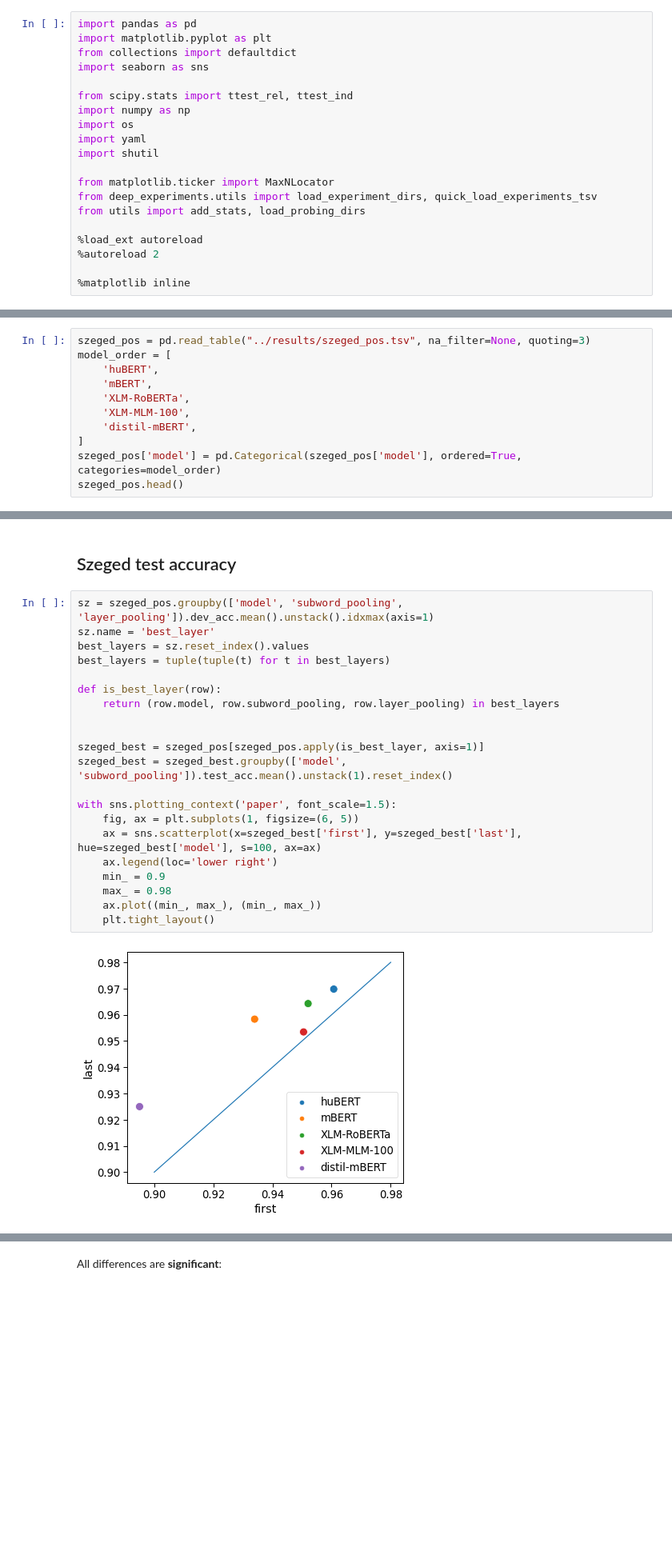
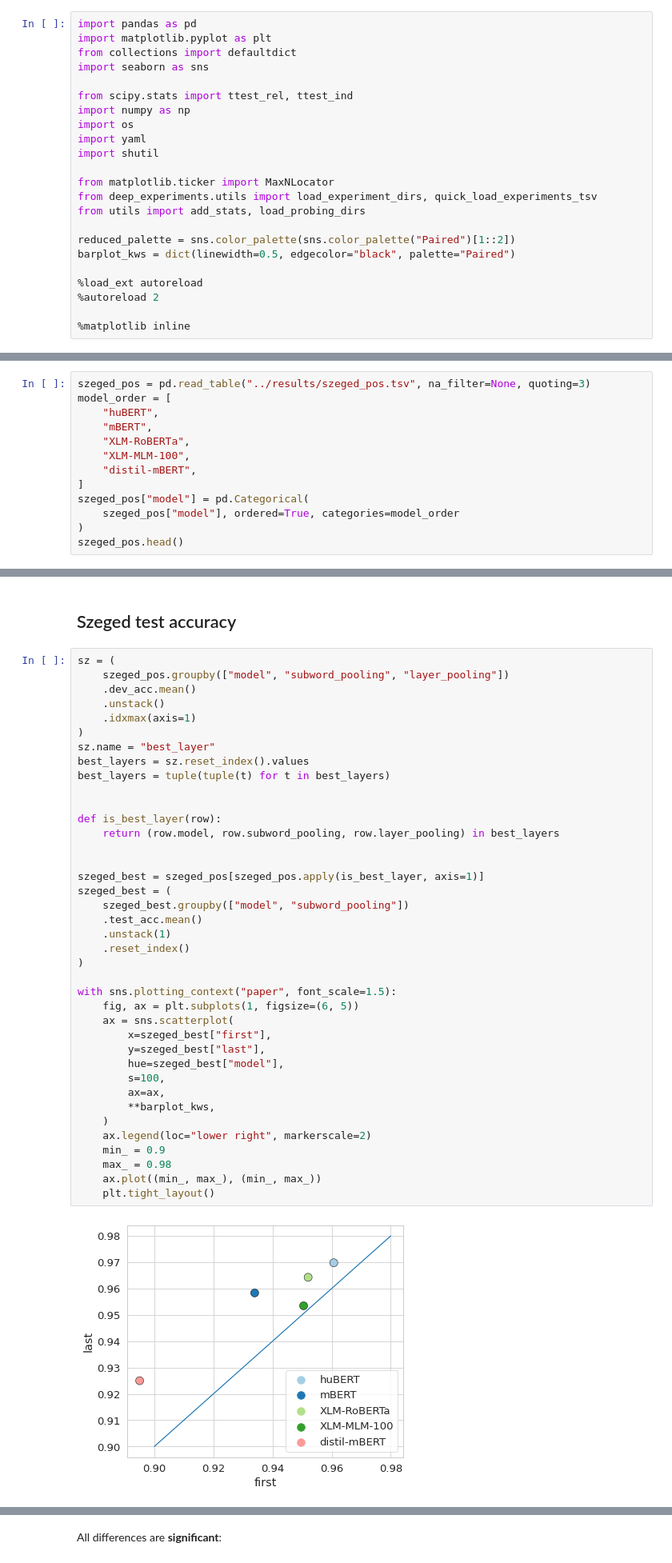
Before and after one commit to juditacs/hubert_eval, a Jupyter notebook: notebooks/hubert_eval_main.ipynb, the cells around one changed output, grey strips where cells are left out. Shown at 80% size. Drawn from its saved outputs; the diff is of its cells as text; blank space fills up the shorter version.

```diff
--- a/notebooks/hubert_eval_main.ipynb
+++ b/notebooks/hubert_eval_main.ipynb
@@ -16,6 +16,9 @@ from matplotlib.ticker import MaxNLocator
 from deep_experiments.utils import load_experiment_dirs, quick_load_experiments_tsv
 from utils import add_stats, load_probing_dirs
 
+reduced_palette = sns.color_palette(sns.color_palette("Paired")[1::2])
+barplot_kws = dict(linewidth=0.5, edgecolor="black", palette="Paired")
+
 %load_ext autoreload
 %autoreload 2
 
@@ -25,13 +31,15 @@ from utils import add_stats, load_probing_dirs
 # %%
 szeged_pos = pd.read_table("../results/szeged_pos.tsv", na_filter=None, quoting=3)
 model_order = [
-    'huBERT',
-    'mBERT',
-    'XLM-RoBERTa',
-    'XLM-MLM-100',
-    'distil-mBERT',
+    "huBERT",
+    "mBERT",
+    "XLM-RoBERTa",
+    "XLM-MLM-100",
+    "distil-mBERT",
 ]
-szeged_pos['model'] = pd.Categorical(szeged_pos['model'], ordered=True, categories=model_order)
+szeged_pos["model"] = pd.Categorical(
+    szeged_pos["model"], ordered=True, categories=model_order
+)
 szeged_pos.head()
 # %% [output]
 |  | model | subword_pooling | layer_pooling | dev_acc | test_acc |
@@ -67,28 +82,46 @@ szeged_pos.groupby(['model', 'subword_pooling']).apply(get_weighted_layer).unsta
 # %% [markdown]
 ## Szeged test accuracy
 # %%
-sz = szeged_pos.groupby(['model', 'subword_pooling', 'layer_pooling']).dev_acc.mean().unstack().idxmax(axis=1)
-sz.name = 'best_layer'
+sz = (
+    szeged_pos.groupby(["model", "subword_pooling", "layer_pooling"])
+    .dev_acc.mean()
+    .unstack()
+    .idxmax(axis=1)
+)
+sz.name = "best_layer"
 best_layers = sz.reset_index().values
 best_layers = tuple(tuple(t) for t in best_layers)
+
 
 def is_best_layer(row):
     return (row.model, row.subword_pooling, row.layer_pooling) in best_layers
 
 
 szeged_best = szeged_pos[szeged_pos.apply(is_best_layer, axis=1)]
-szeged_best = szeged_best.groupby(['model', 'subword_pooling']).test_acc.mean().unstack(1).reset_index()
+szeged_best = (
+    szeged_best.groupby(["model", "subword_pooling"])
+    .test_acc.mean()
+    .unstack(1)
+    .reset_index()
+)
 
-with sns.plotting_context('paper', font_scale=1.5):
+with sns.plotting_context("paper", font_scale=1.5):
     fig, ax = plt.subplots(1, figsize=(6, 5))
-    ax = sns.scatterplot(x=szeged_best['first'], y=szeged_best['last'], hue=szeged_best['model'], s=100, ax=ax)
-    ax.legend(loc='lower right')
+    ax = sns.scatterplot(
+        x=szeged_best["first"],
+        y=szeged_best["last"],
+        hue=szeged_best["model"],
+        s=100,
+        ax=ax,
+        **barplot_kws,
+    )
+    ax.legend(loc="lower right", markerscale=2)
     min_ = 0.9
     max_ = 0.98
     ax.plot((min_, max_), (min_, max_))
     plt.tight_layout()
 # %% [output]
-[figure, old version]
+[figure, new version]
 # %%
 szeged_best = szeged_pos[szeged_pos.apply(is_best_layer, axis=1)]
 
```
Also changed, not shown: parts of 31 cells of this notebook.
